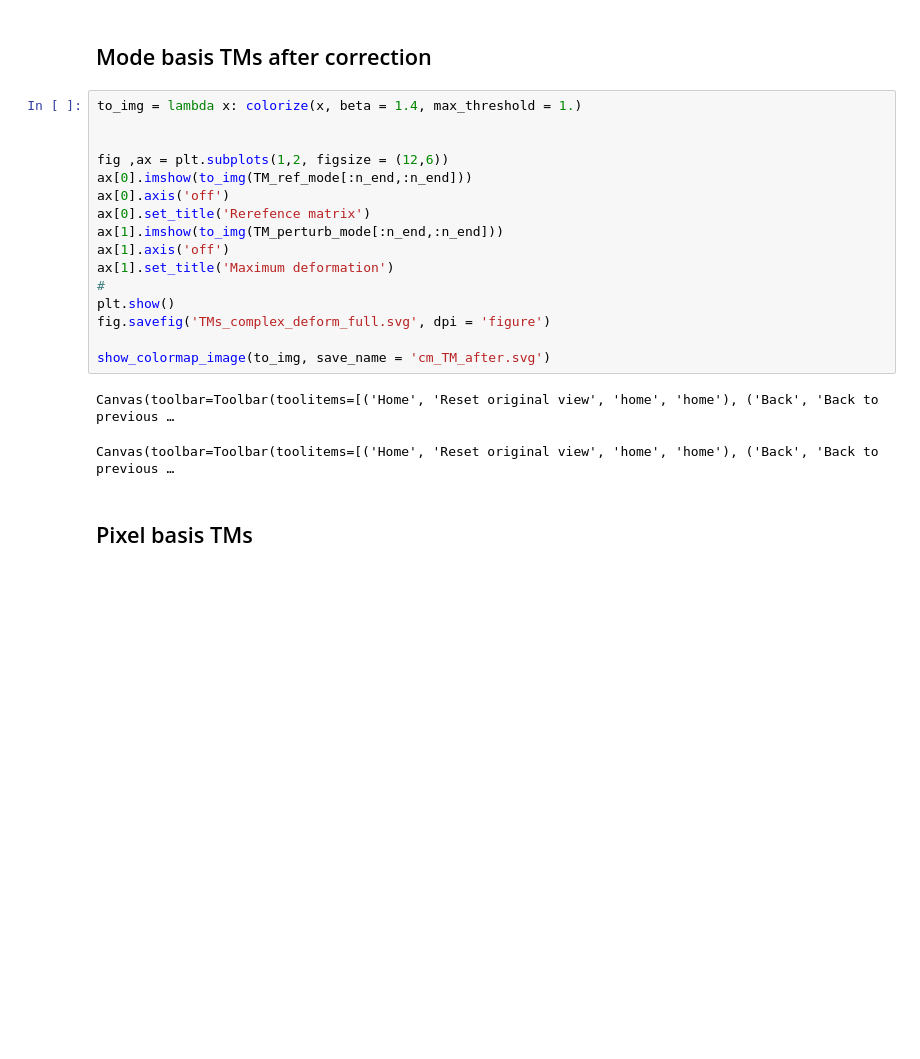
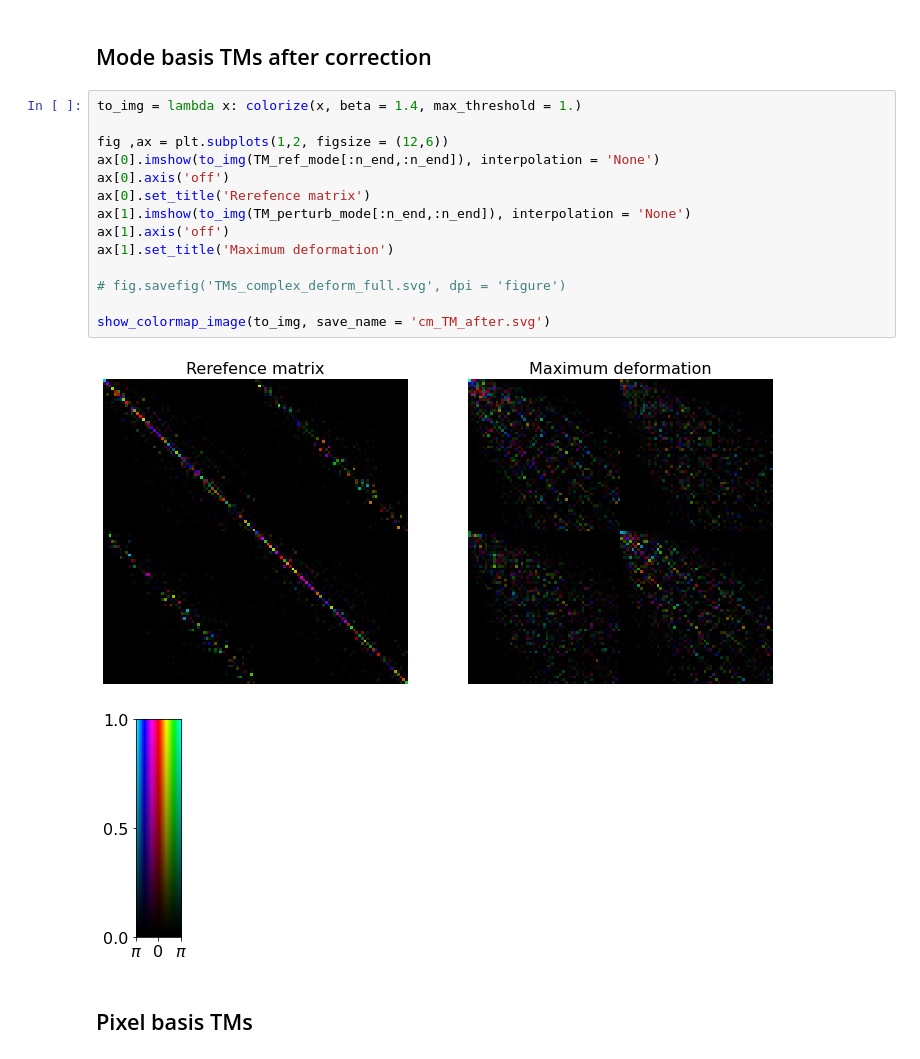
Before and after one commit to wavefrontshaping/article_MMF_disorder, a Jupyter notebook: Analysis/Figures_SI.ipynb, the cells around one changed output. Cells and saved outputs as stored; diff of their text form; blank space fills up the shorter version.

```diff
--- a/Analysis/Figures_SI.ipynb
+++ b/Analysis/Figures_SI.ipynb
@@ -119,22 +119,20 @@ Canvas(toolbar=Toolbar(toolitems=[('Home', 'Reset original view', 'home', 'home'
 # %%
 to_img = lambda x: colorize(x, beta = 1.4, max_threshold = 1.)
 
-
 fig ,ax = plt.subplots(1,2, figsize = (12,6))
-ax[0].imshow(to_img(TM_ref_mode[:n_end,:n_end]))
+ax[0].imshow(to_img(TM_ref_mode[:n_end,:n_end]), interpolation = 'None')
 ax[0].axis('off')
 ax[0].set_title('Rerefence matrix')
-ax[1].imshow(to_img(TM_perturb_mode[:n_end,:n_end]))
+ax[1].imshow(to_img(TM_perturb_mode[:n_end,:n_end]), interpolation = 'None')
 ax[1].axis('off')
 ax[1].set_title('Maximum deformation')
-#
-plt.show()
-fig.savefig('TMs_complex_deform_full.svg', dpi = 'figure')
+
+# fig.savefig('TMs_complex_deform_full.svg', dpi = 'figure')
 
 show_colormap_image(to_img, save_name = 'cm_TM_after.svg')
 # %% [output]
-Canvas(toolbar=Toolbar(toolitems=[('Home', 'Reset original view', 'home', 'home'), ('Back', 'Back to previous …
-Canvas(toolbar=Toolbar(toolitems=[('Home', 'Reset original view', 'home', 'home'), ('Back', 'Back to previous …
+[figure, added]
+[figure, added]
 # %% [markdown]
 ## Pixel basis TMs
 # %%
```
Also changed, not shown: parts of 10 cells of this notebook.
